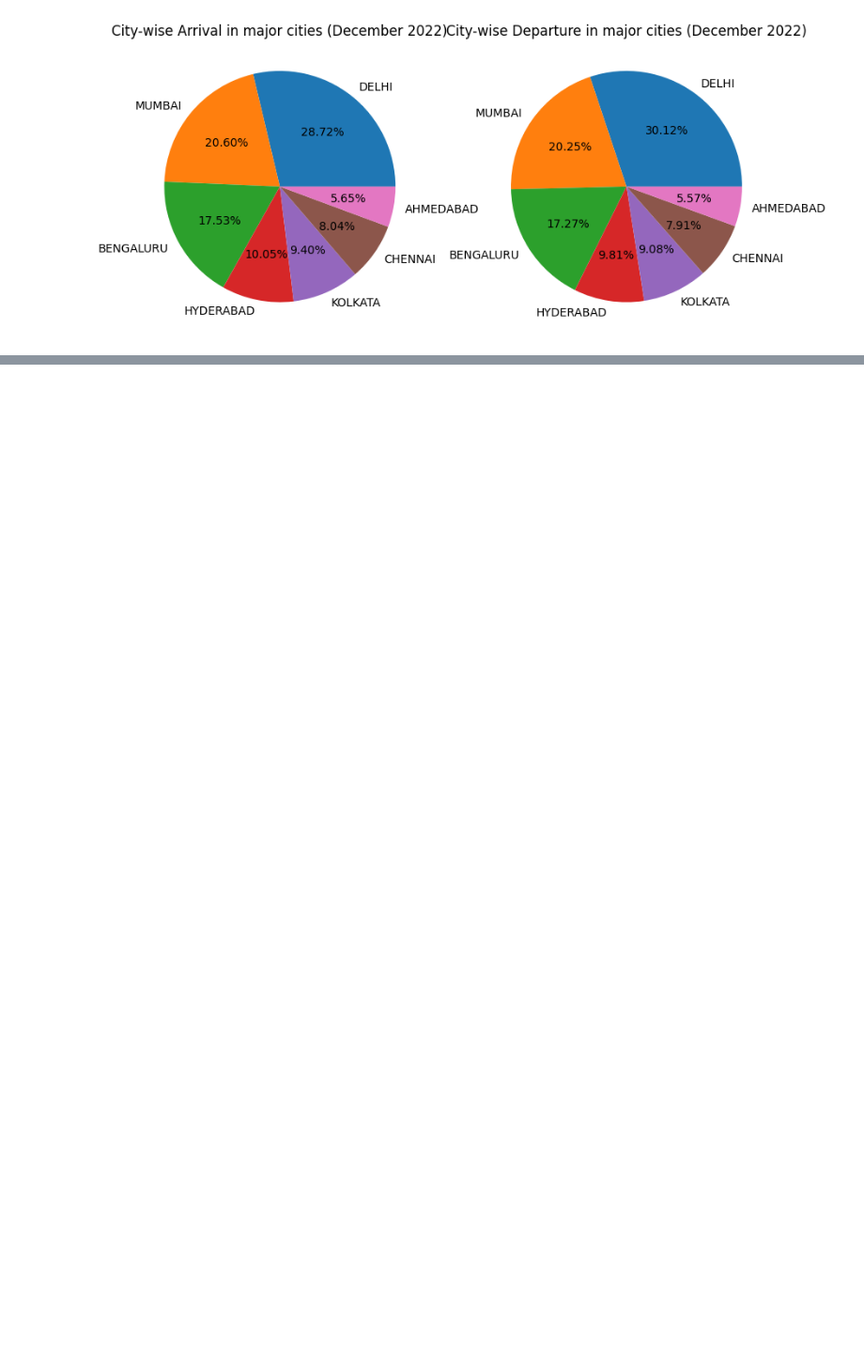
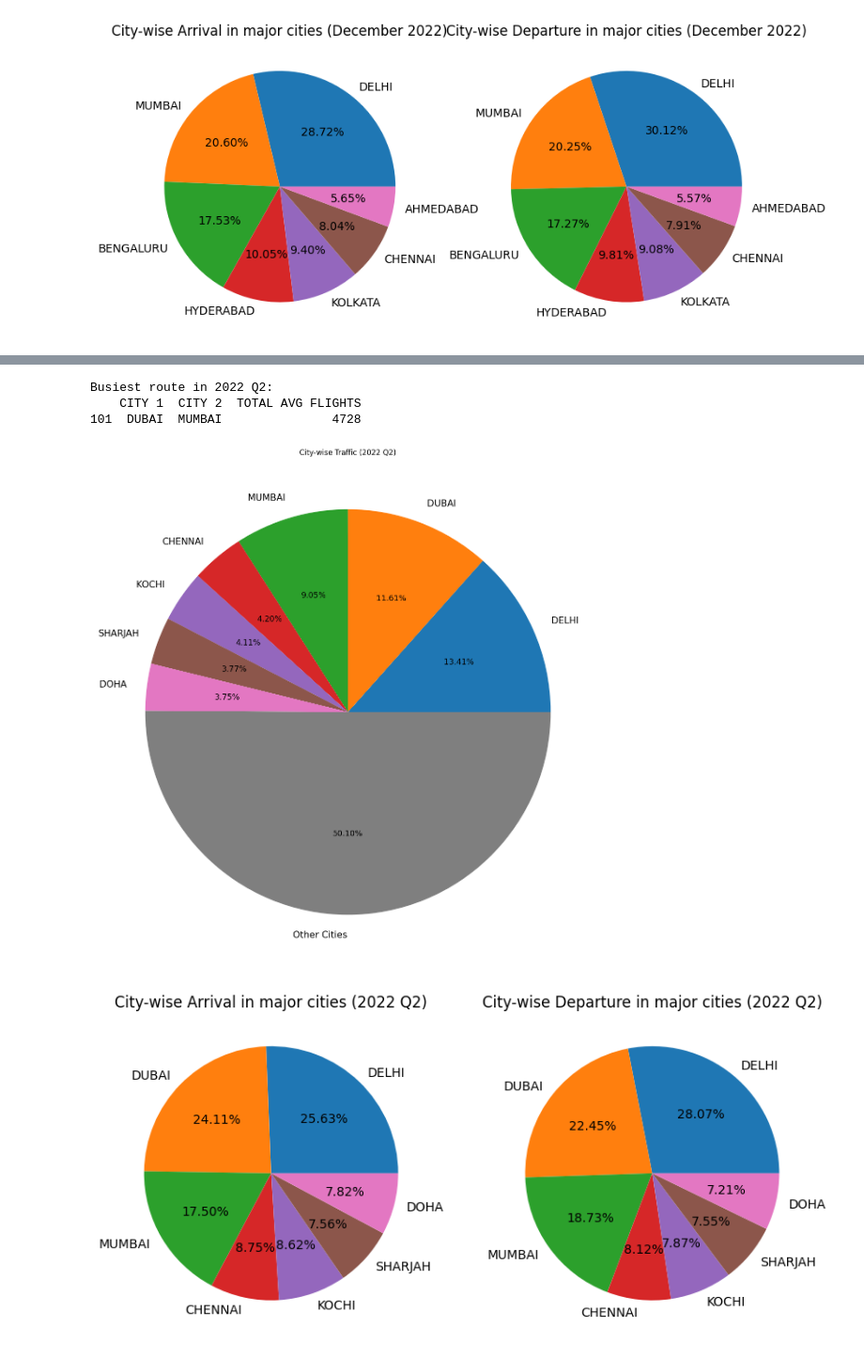
Before and after one commit to Namit2003/PSC_project, a Jupyter notebook: traffic/Traffic.ipynb, the cells around one changed output, grey strips where cells are left out. Shown at 94% size. Saved outputs shown, nothing was run; the diff lists cells and outputs as text; code cells hidden in the pictures; blank space fills up the shorter version.

```diff
--- a/traffic/Traffic.ipynb
+++ b/traffic/Traffic.ipynb
@@ -244,0 +253,8 @@ Busiest route in December 2022:
+# %%
+func1('22Q2.csv','2022 Q2')
+# %% [output]
+Busiest route in 2022 Q2:
+    CITY 1  CITY 2  TOTAL AVG FLIGHTS
+101  DUBAI  MUMBAI               4728
+[figure, added]
+[figure, added]
```
Also changed, not shown: parts of 3 cells of this notebook, 8 other files.
